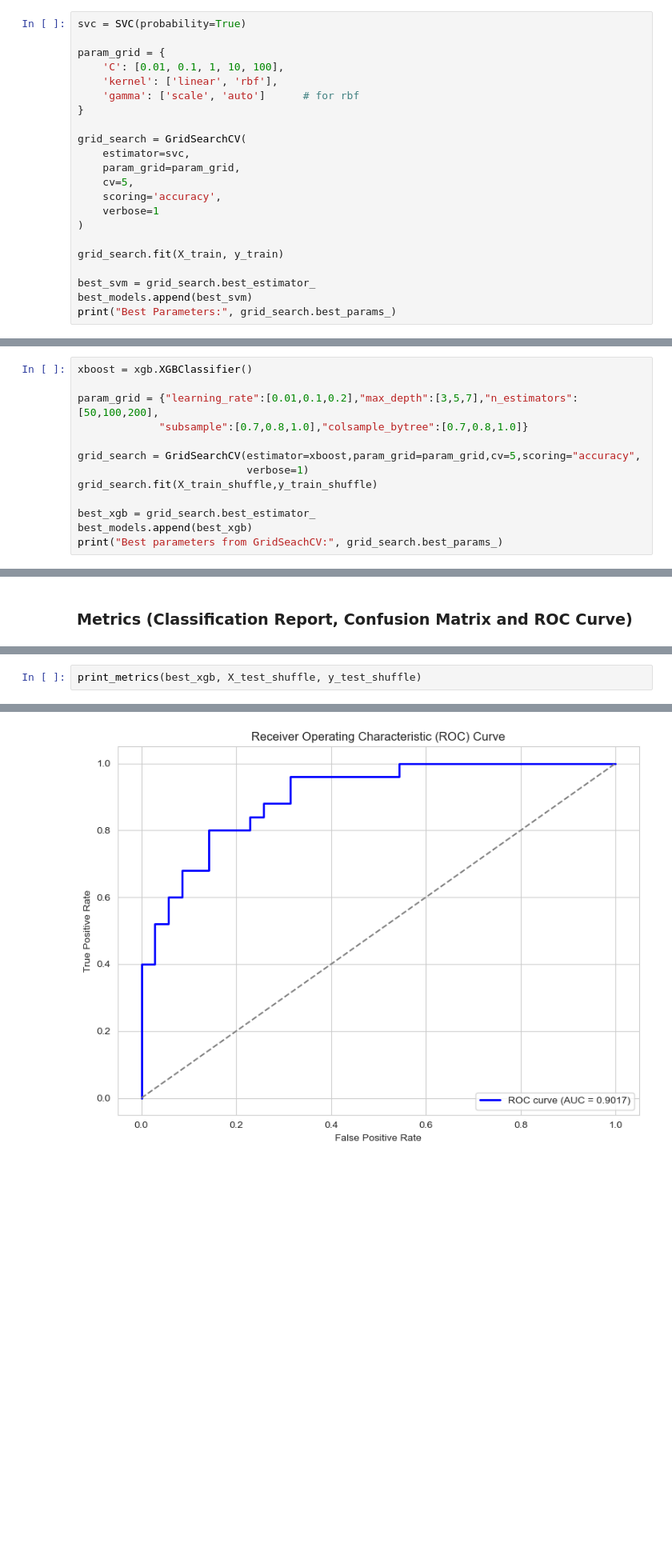
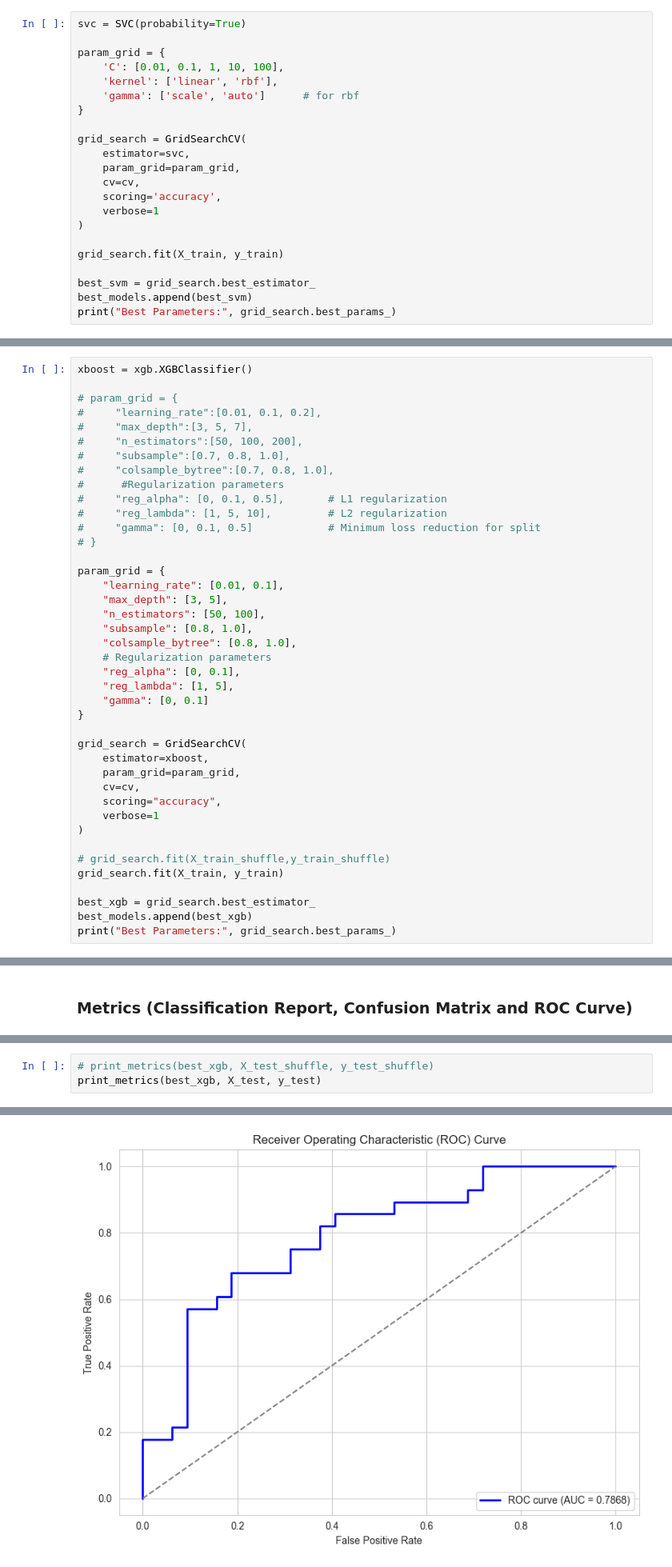
Before and after one commit to hjf11/Heart-Disease-Cleveland-UCI-Classification, a Jupyter notebook: Heart_Disease_Classification.ipynb, the cells around one changed output, grey strips where cells are left out. Shown at 80% size. Saved outputs shown, nothing was run; the diff lists cells and outputs as text; blank space fills up the shorter version.

Commit message:
added regularization

```diff
--- a/Heart_Disease_Classification.ipynb
+++ b/Heart_Disease_Classification.ipynb
@@ -290,7 +297,7 @@ param_grid = {
 grid_search = GridSearchCV(
     estimator=svc,
     param_grid=param_grid,
-    cv=5,
+    cv=cv,
     scoring='accuracy',
     verbose=1
 )
@@ -450,14 +477,42 @@ weighted avg       0.90      0.90      0.90        60
 # %%
 xboost = xgb.XGBClassifier()
 
-param_grid = {"learning_rate":[0.01,0.1,0.2],"max_depth":[3,5,7],"n_estimators":[50,100,200],
-             "subsample":[0.7,0.8,1.0],"colsample_bytree":[0.7,0.8,1.0]}
+# param_grid = {
+#     "learning_rate":[0.01, 0.1, 0.2],
+#     "max_depth":[3, 5, 7],
+#     "n_estimators":[50, 100, 200],
+#     "subsample":[0.7, 0.8, 1.0],
+#     "colsample_bytree":[0.7, 0.8, 1.0],
+#      #Regularization parameters
+#     "reg_alpha": [0, 0.1, 0.5],       # L1 regularization
+#     "reg_lambda": [1, 5, 10],         # L2 regularization
+#     "gamma": [0, 0.1, 0.5]            # Minimum loss reduction for split
+# }
 
-grid_search = GridSearchCV(estimator=xboost,param_grid=param_grid,cv=5,scoring="accuracy",
-                           verbose=1)
-grid_search.fit(X_train_shuffle,y_train_shuffle)
+param_grid = {
+    "learning_rate": [0.01, 0.1],
+    "max_depth": [3, 5],
+    "n_estimators": [50, 100],
+    "subsample": [0.8, 1.0],
+    "colsample_bytree": [0.8, 1.0],
+    # Regularization parameters
+    "reg_alpha": [0, 0.1],
+    "reg_lambda": [1, 5],
+    "gamma": [0, 0.1]
+}
+
+grid_search = GridSearchCV(
+    estimator=xboost,
+    param_grid=param_grid,
+    cv=cv,
+    scoring="accuracy",
+    verbose=1
+)
+
+# grid_search.fit(X_train_shuffle,y_train_shuffle)
+grid_search.fit(X_train, y_train)
 
 best_xgb = grid_search.best_estimator_
 best_models.append(best_xgb)
-print("Best parameters from GridSeachCV:", grid_search.best_params_)
+print("Best Parameters:", grid_search.best_params_)
 # %% [output]
@@ -478,7 +534,8 @@ Classification Report (Train data):
    macro avg       1.00      1.00      1.00       237
 weighted avg       1.00      1.00      1.00       237
 # %%
-print_metrics(best_xgb, X_test_shuffle, y_test_shuffle)
+# print_metrics(best_xgb, X_test_shuffle, y_test_shuffle)
+print_metrics(best_xgb, X_test, y_test)
 # %% [output]
 Classification Report:
               precision    recall  f1-score   support
@@ -493,4 +550,4 @@ weighted avg       0.80      0.80      0.80        60
-[figure, old version]
+[figure, new version]
 # %% [markdown]
 ## Neural Network
 # %% [markdown]
```
Also changed, not shown: parts of 27 cells of this notebook, 1 other file.
